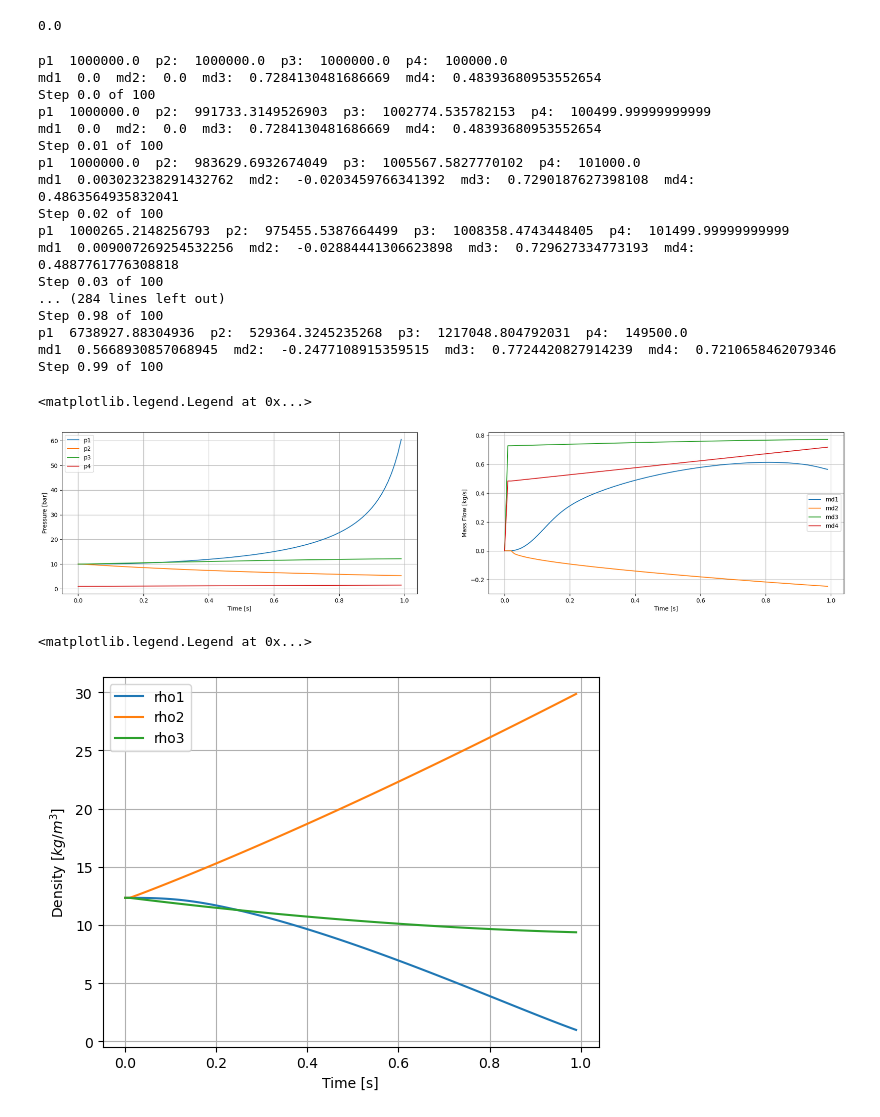
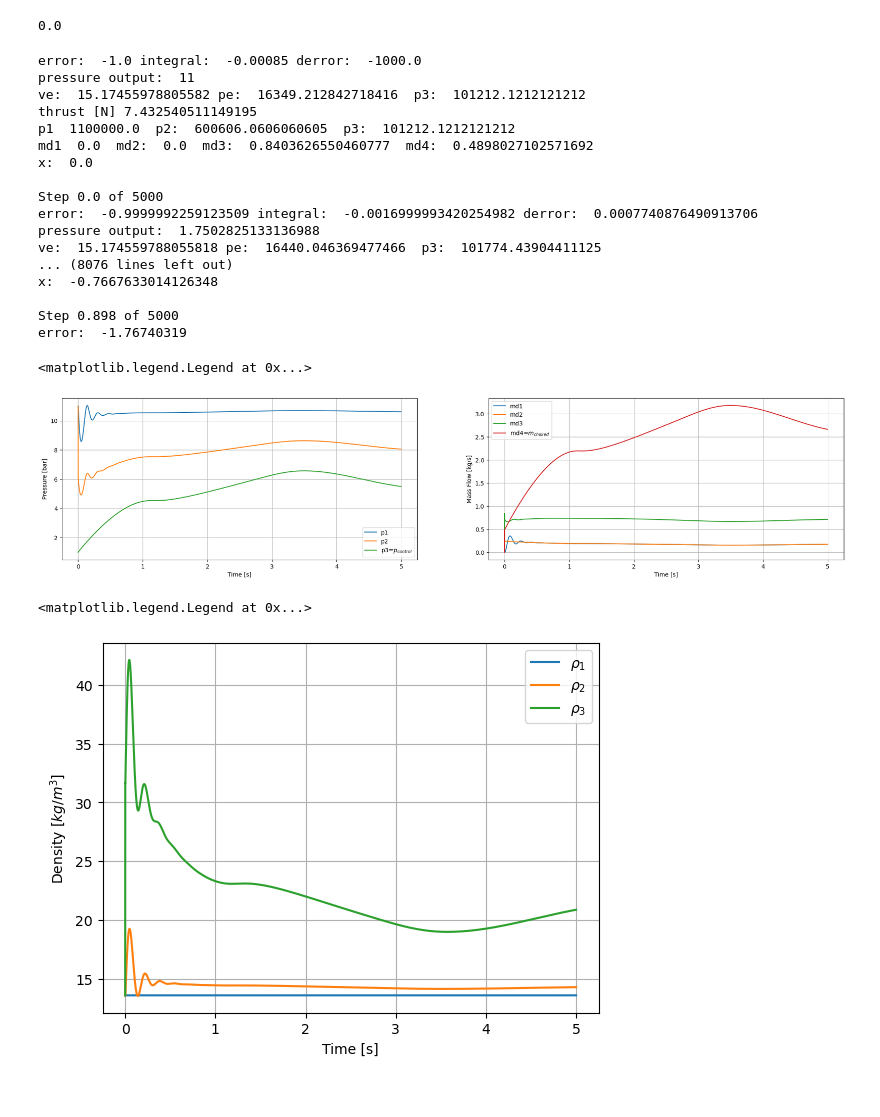
Before and after one commit to Pljwachs/Control-and-Simulation-of-Rocket-Hopper, a Jupyter notebook: src/fluid_simulation.ipynb, the cells around one changed output. Drawn from its saved outputs; the diff is of its cells as text; code cells hidden in the pictures.

```diff
--- a/src/fluid_simulation.ipynb
+++ b/src/fluid_simulation.ipynb
@@ -387,7 +410,6 @@ motion_ti=motion_t0
 for ti in range(len(time)-1):
     #
     t=time[ti]
-    lasterr=0
 
     #store the step
     state_t[:,ti]=state_ti
@@ -395,30 +417,34 @@ for ti in range(len(time)-1):
     motion_t[:,ti]=motion_ti
 
     # calculte the new value (RK4/Algebraic update)
-    state_ti,rho_ti,motion_ti,lasterror=stateupdate(t,h,state_ti,rho_ti,motion_ti,lasterr)
+    state_ti,rho_ti,motion_ti=stateupdate(t,h,state_ti,rho_ti,motion_ti)
 
-    print("p1 ",state_ti[0]," p2: ",state_ti[2]," p3: ",state_ti[4]," p4: ",state_ti[6])
-    print("md1 ",state_ti[1]," md2: ",state_ti[3]," md3: ",state_ti[5]," md4: ",state_ti[7])
+    prev_pose=motion_t[0,ti-1] if ti>0 else x_t0
+
+    print("p1 ",state_ti[0]," p2: ",state_ti[2]," p3: ",state_ti[4])
+    print("md1 ",state_ti[1]," md2: ",state_ti[3]," md3: ",state_ti[5]," md4: ",state_ti[6])
+    print("x: ", motion_t[0,ti])
+    print()
 
     print(f'Step {t} of {len(time)-1}'.format())
 # %% [output]
-p1  1000000.0  p2:  1000000.0  p3:  1000000.0  p4:  100000.0
-md1  0.0  md2:  0.0  md3:  0.7284130481686669  md4:  0.48393680953552654
-Step 0.0 of 100
-p1  1000000.0  p2:  991733.3149526903  p3:  1002774.535782153  p4:  100499.99999999999
-md1  0.0  md2:  0.0  md3:  0.7284130481686669  md4:  0.48393680953552654
-Step 0.01 of 100
-p1  1000000.0  p2:  983629.6932674049  p3:  1005567.5827770102  p4:  101000.0
-md1  0.003023238291432762  md2:  -0.0203459766341392  md3:  0.7290187627398108  md4:  0.4863564935832041
-Step 0.02 of 100
-p1  1000265.2148256793  p2:  975455.5387664499  p3:  1008358.4743448405  p4:  101499.99999999999
-md1  0.009007269254532256  md2:  -0.02884441306623898  md3:  0.729627334773193  md4:  0.4887761776308818
-Step 0.03 of 100
-... (284 lines left out)
-Step 0.98 of 100
-p1  6738927.88304936  p2:  529364.3245235268  p3:  1217048.804792031  p4:  149500.0
-md1  0.5668930857068945  md2:  -0.2477108915359515  md3:  0.7724420827914239  md4:  0.7210658462079346
-Step 0.99 of 100
+error:  -1.0 integral:  -0.00085 derror:  -1000.0
+pressure output:  11
+ve:  15.17455978805582 pe:  16349.212842718416  p3:  101212.1212121212
+thrust [N] 7.432540511149195
+p1  1100000.0  p2:  600606.0606060605  p3:  101212.1212121212
+md1  0.0  md2:  0.0  md3:  0.8403626550460777  md4:  0.4898027102571692
+x:  0.0
+
+Step 0.0 of 5000
+error:  -0.9999992259123509 integral:  -0.0016999993420254982 derror:  0.0007740876490913706
+pressure output:  1.7502825133136988
+ve:  15.174559788055818 pe:  16440.046369477466  p3:  101774.43904411125
+... (8076 lines left out)
+x:  -0.7667633014126348
+
+Step 0.898 of 5000
+error:  -1.76740319
 # %%
 # Visualization
 
@@ -428,8 +454,7 @@ plt.figure(figsize=(24,5))
 plt.subplot(121)
 plt.plot(time[:-1], state_t[0, :-1]/1e5, label='p1')
 plt.plot(time[:-1], state_t[2, :-1]/1e5, label='p2')
-plt.plot(time[:-1], state_t[4, :-1]/1e5, label='p3')
-plt.plot(time[:-1], state_t[6, :-1]/1e5, label='p4')
+plt.plot(time[:-1], state_t[4, :-1]/1e5, label='p3=$p_{control}$')
 plt.xlabel('Time [s]')
 plt.ylabel('Pressure [bar]')
 # plt.ylim(ymin=9.99999, ymax=10.00001)
@@ -440,27 +465,27 @@ plt.subplot(122)
 plt.plot(time[:-1], state_t[1, :-1], label='md1')
 plt.plot(time[:-1], state_t[3, :-1], label='md2')
 plt.plot(time[:-1], state_t[5, :-1], label='md3')
-plt.plot(time[:-1], state_t[7, :-1], label='md4')
+plt.plot(time[:-1], state_t[6, :-1], label='md4=$m_{choked}$')
 plt.xlabel('Time [s]')
 plt.ylabel('Mass Flow [kg/s]')
 plt.grid()
 plt.legend()
 # %% [output]
 <matplotlib.legend.Legend at 0x...>
-[figure, old version]
+[figure, new version]
 # %%
 # part 2: density
 
-plt.plot(time[:-1], rho_t[0, :-1], label='rho1')
-plt.plot(time[:-1], rho_t[1, :-1], label='rho2')
-plt.plot(time[:-1], rho_t[2, :-1], label='rho3')
+plt.plot(time[:-1], rho_t[0, :-1], label= r'$\rho_1$')
+plt.plot(time[:-1], rho_t[1, :-1], label=r'$\rho_2$')
+plt.plot(time[:-1], rho_t[2, :-1], label=r'$\rho_3$')
 plt.xlabel('Time [s]')
 plt.ylabel('Density [$kg/m^3$]')
 plt.grid()
 plt.legend()
 # %% [output]
 <matplotlib.legend.Legend at 0x...>
-[figure, old version]
+[figure, new version]
 # %%
 # part 3: motion
 plt.subplot(121)
```
Also changed, not shown: parts of 5 cells of this notebook.
